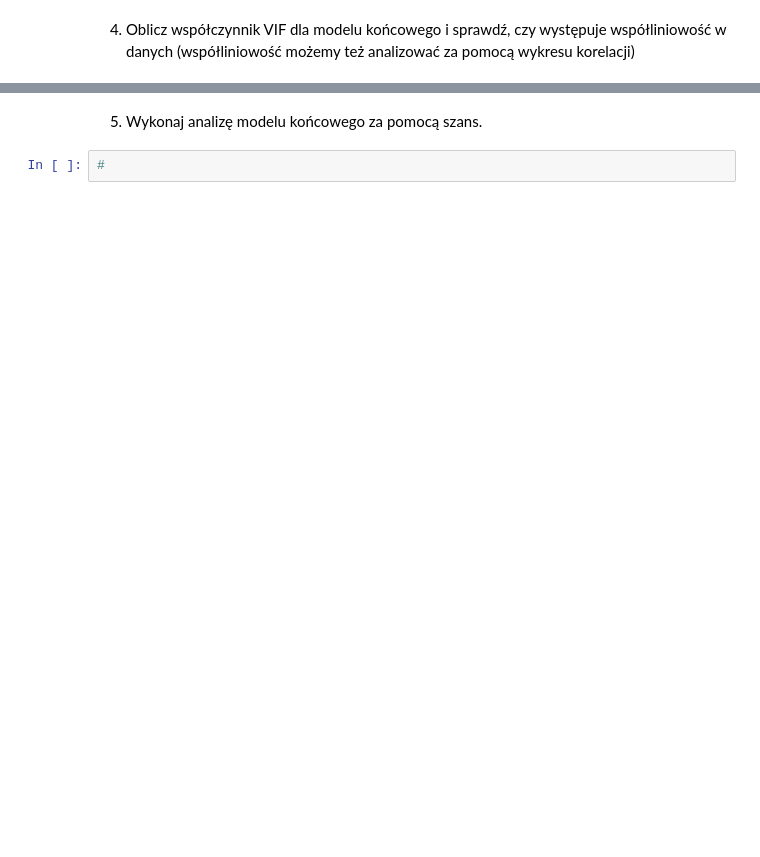
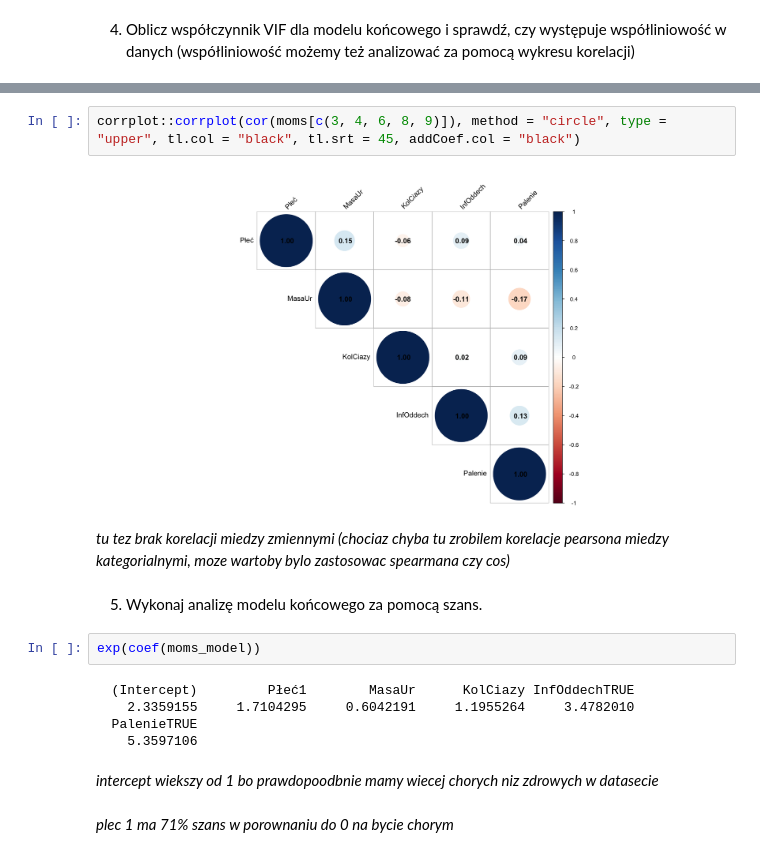
Before and after one commit to stawarzkrzysztof/uczenie_maszynowe_ifs2024, a Jupyter notebook: 30_10_2024/04-UM2024_regresja_logistyczna.ipynb, the cells around one changed output, grey strips where cells are left out. Saved outputs shown, nothing was run; the diff lists cells and outputs as text; blank space fills up the shorter version.

```diff
--- a/30_10_2024/04-UM2024_regresja_logistyczna.ipynb
+++ b/30_10_2024/04-UM2024_regresja_logistyczna.ipynb
@@ -497,4 +529,19 @@ Number of Fisher Scoring iterations: 5
+# %%
+corrplot::corrplot(cor(moms[c(3, 4, 6, 8, 9)]), method = "circle", type = "upper", tl.col = "black", tl.srt = 45, addCoef.col = "black")
+# %% [output]
+[figure, added]
+# %% [markdown]
+*tu tez brak korelacji miedzy zmiennymi (chociaz chyba tu zrobilem korelacje pearsona miedzy kategorialnymi, moze wartoby bylo zastosowac spearmana czy cos)*
 # %% [markdown]
 5.  Wykonaj analizę modelu końcowego za pomocą szans.
 # %%
-#
+exp(coef(moms_model))
+# %% [output]
+  (Intercept)         Płeć1        MasaUr      KolCiazy InfOddechTRUE
+    2.3359155     1.7104295     0.6042191     1.1955264     3.4782010
+  PalenieTRUE
+    5.3597106
+# %% [markdown]
+*intercept wiekszy od 1 bo prawdopoodbnie mamy wiecej chorych niz zdrowych w datasecie*
+# %% [markdown]
+*plec 1 ma 71% szans w porownaniu do 0 na bycie chorym*
```
Also changed, not shown: parts of 32 cells of this notebook.
